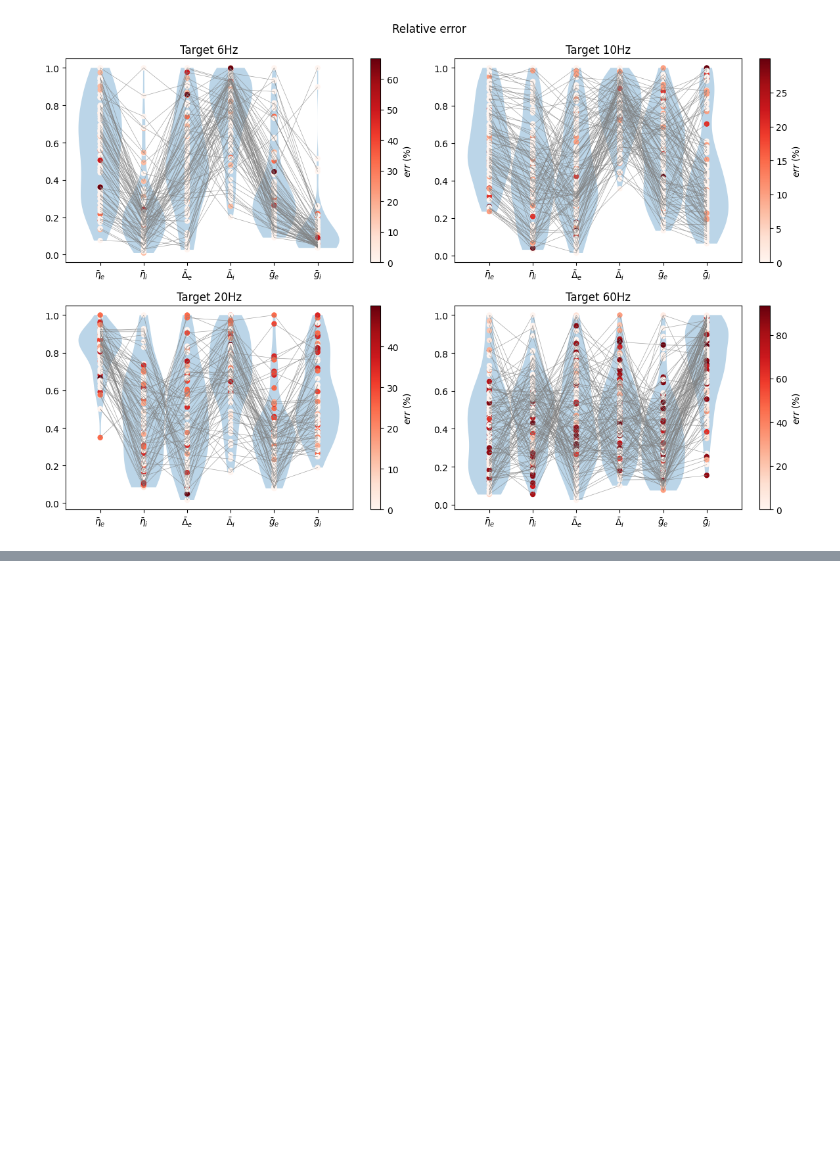
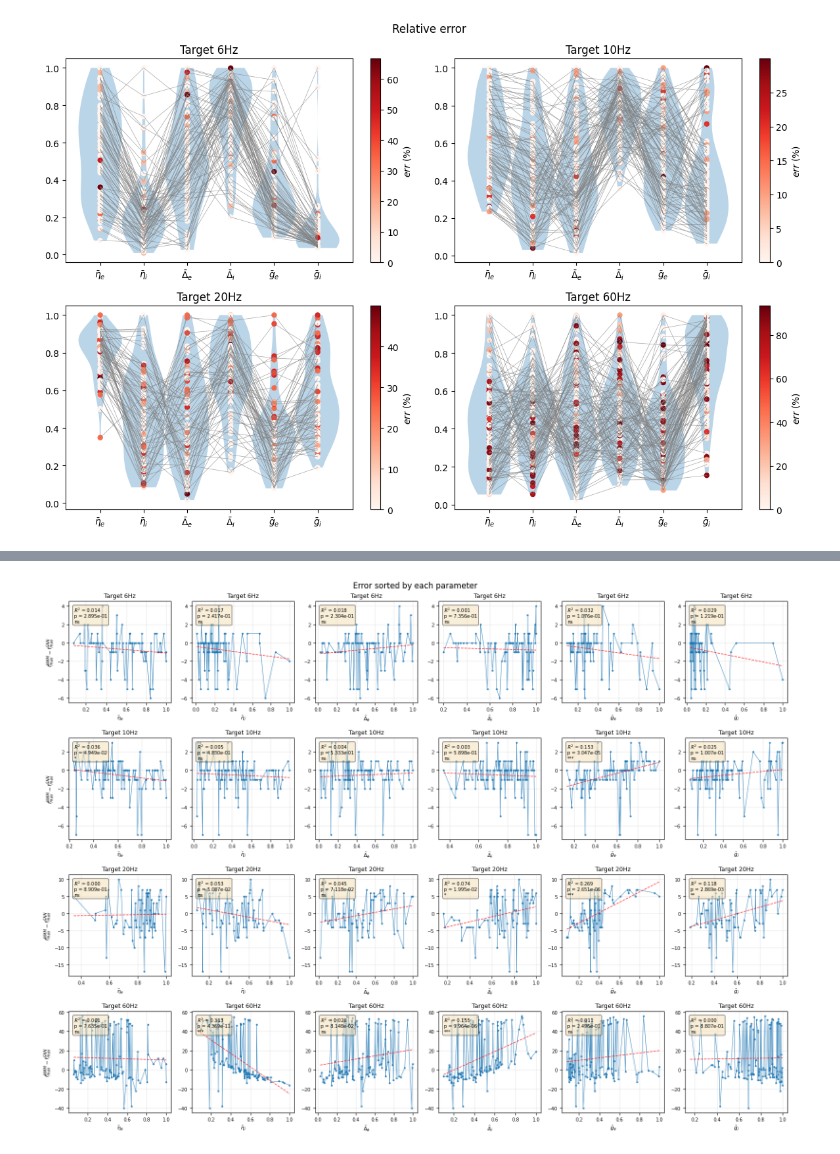
Before and after one commit to rosagross/mpr-oscillations-snn, a Jupyter notebook: Module_2.5_SNN-MPR_Comparison_visulalisation.ipynb, the cells around one changed output, grey strips where cells are left out. Drawn from its saved outputs; the diff is of its cells as text; code cells hidden in the pictures; blank space fills up the shorter version.

Commit message:
plot errors per parameter and freq band

```diff
--- a/Module_2.5_SNN-MPR_Comparison_visulalisation.ipynb
+++ b/Module_2.5_SNN-MPR_Comparison_visulalisation.ipynb
@@ -87,0 +104,92 @@ fig2.tight_layout()
+# %%
+# Error sorted by each parameter for each target frequency with correlation analysis
+from scipy.stats import linregress
+
+fig3, axs = plt.subplots(4, 6, figsize=(16, 12))
+fig3.suptitle('Error sorted by each parameter')
+
+param_names = ['ep_eta', 'ip_eta', 'ep_delta', 'ip_delta', 'sp_ge', 'sp_gi']
+param_labels = [r'$\bar \eta_e$', r'$\bar \eta_i$', r'$\bar \Delta_e$', r'$\bar \Delta_i$', r'$\bar g_e$', r'$\bar g_i$']
+
+sig_results = []
+
+for cnt, target_freq in enumerate([6, 10, 20, 60]):
+    dataframe_file_name = 'param_freq_target_' + str(target_freq) + '.csv'
+    data = pd.read_csv(dataframe_file_name)
+    fits_errors = data.loc[data['fitness'] < 0.1].copy()
+    fits_errors.reset_index(drop=True, inplace=True)
+
+    for param_idx, (param_name, param_label) in enumerate(zip(param_names, param_labels)):
+        ax = axs[cnt, param_idx]
+
+        if fits_errors.empty:
+            ax.text(0.5, 0.5, 'No data', ha='center', va='center', fontsize=8)
+            ax.set_title(f'Target {target_freq}Hz - {param_label}', fontsize=9)
+            continue
+
+        # Sort by the current parameter to show trend in error
+        sorted_df = fits_errors.sort_values(param_name).reset_index(drop=True)
+        # Normalize parameter values to 0-1 range (like in the previous plot)
+        x = sorted_df[param_name].values / np.max(fits_errors[param_name])
+        y = sorted_df['fmax_MPR_exc'] - sorted_df['fmax_SNN_exc']
+        ax.plot(
+            x,
+            y,
+            marker='o',
+            linestyle='-',
+            linewidth=0.8,
+            markersize=2,
+            alpha=0.75,
+            label='Data'
+        )
+
+        # Linear regression fit
+        slope, intercept, r_value, p_value, std_err = linregress(x, y)
+        r_squared = r_value ** 2
+
+        # Plot fit line
+        x_fit = np.linspace(x.min(), x.max(), 100)
+        y_fit = slope * x_fit + intercept
+        ax.plot(x_fit, y_fit, 'r--', linewidth=1, alpha=0.8, label='Fit')
+
+        # Determine significance level
+        if p_value < 0.001:
+            sig_text = '***'
+        elif p_value < 0.01:
+            sig_text = '**'
+        elif p_value < 0.05:
+            sig_text = '*'
+        else:
+            sig_text = 'ns'
+
+        # Add text with R² and p-value
+        textstr = f'$R^2$ = {r_squared:.3f}\np = {p_value:.3e}\n{sig_text}'
+        ax.text(0.05, 0.95, textstr, transform=ax.transAxes, fontsize=7,
+                verticalalignment='top', bbox=dict(boxstyle='round', facecolor='wheat', alpha=0.5))
+
+        if p_value < 0.05:
+            sig_results.append(
+                f'{target_freq} Hz | {param_name} | '
+                f'slope = {slope:.4f}, R² = {r_squared:.3f}, p = {p_value:.3e}, '
+                f'{"positive" if slope > 0 else "negative"}'
+            )
+
+        ax.set_title(f'Target {target_freq}Hz', fontsize=9)
+        ax.set_xlabel(param_label, fontsize=8)
+        if param_idx == 0:
+            ax.set_ylabel(r'$f^{NMM}_{max}-f^{SNN}_{max}$', fontsize=8)
+        ax.grid(alpha=0.25)
+        ax.tick_params(labelsize=7)
+
+fig3.tight_layout()
+
+
+
+print('target - SNN\nSignificant correlations (p < 0.05):')
+if len(sig_results) == 0:
+    print('None')
+else:
+    for line in sig_results:
+        print(line)
+# %% [output]
+[figure, added]
```
Also changed, not shown: parts of 3 cells of this notebook.
